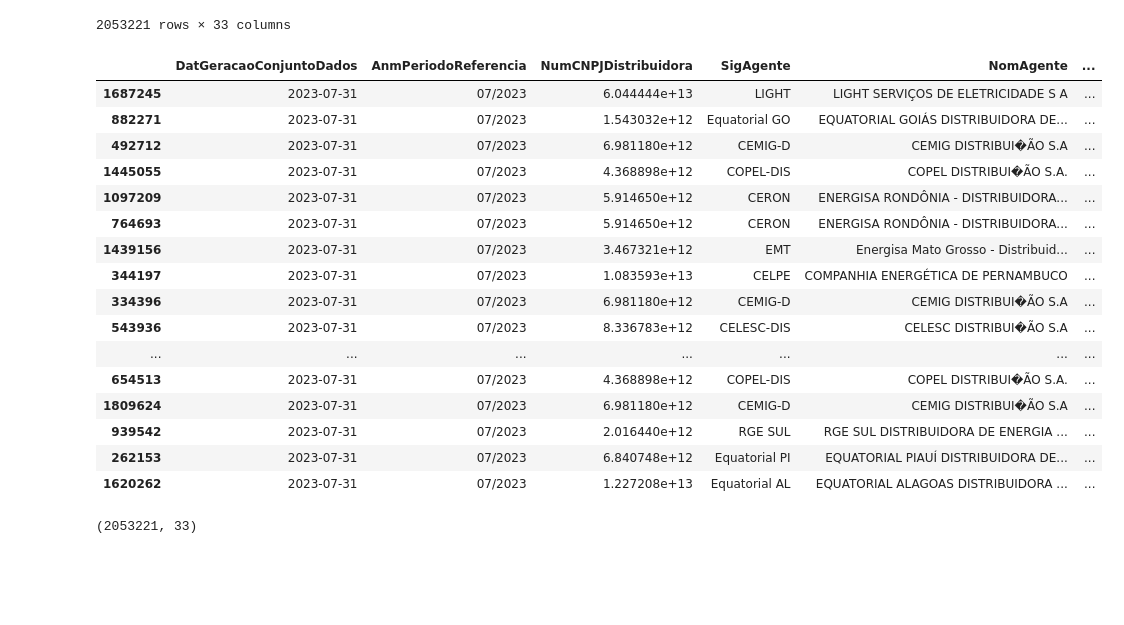
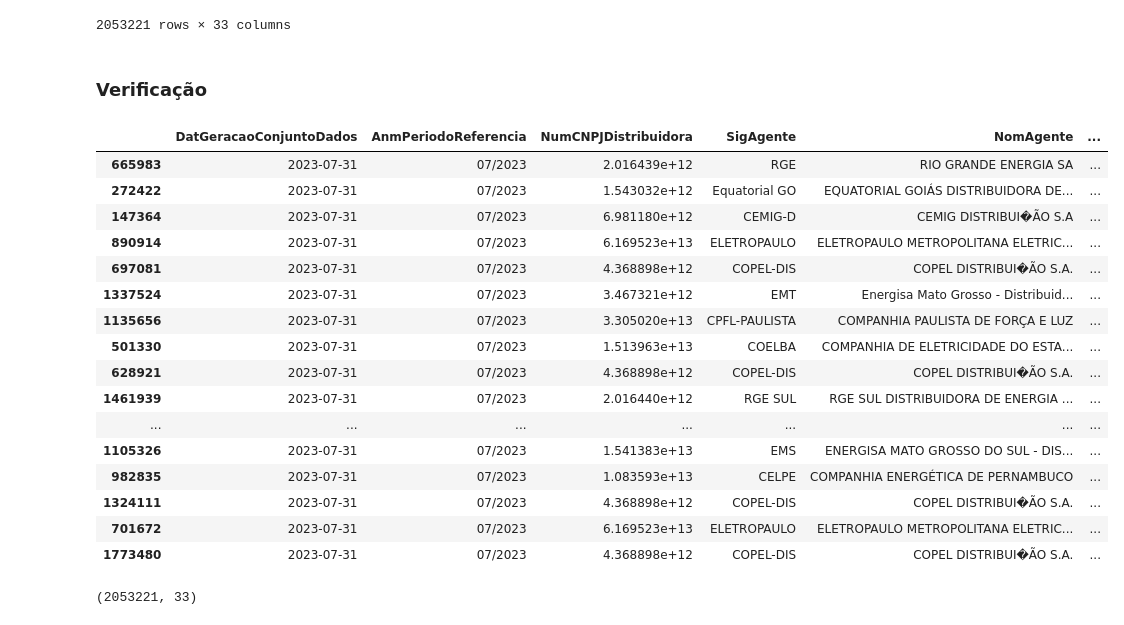
Before and after one commit to squadOito/soulcodead2, a Jupyter notebook: notebooks/notebook_geracao_distribuida_bruto.ipynb, the cells around one changed output. Cells and saved outputs as stored; diff of their text form; code cells hidden in the pictures; blank space fills up the shorter version.

```diff
--- a/notebooks/notebook_geracao_distribuida_bruto.ipynb
+++ b/notebooks/notebook_geracao_distribuida_bruto.ipynb
@@ -119,27 +119,30 @@ display(df)
 | 2053219 | 2023-07-31 | 07/2023 | 7.047251e+12 | ENEL CE | COMPANHIA ENERGÉTICA DO CEARÁ | ... |
 | 2053220 | 2023-07-31 | 07/2023 | 6.840748e+12 | Equatorial PI | EQUATORIAL PIAUÍ DISTRIBUIDORA DE... | ... |
 2053221 rows × 33 columns
+# %% [markdown]
+### Verificação
 # %%
 # Visualização de forma aleatoria
-df.sample(20)
+view= df.sample(20)
+view
 # %% [output]
 |  | DatGeracaoConjuntoDados | AnmPeriodoReferencia | NumCNPJDistribuidora | SigAgente | NomAgente | ... |
-| 1687245 | 2023-07-31 | 07/2023 | 6.044444e+13 | LIGHT | LIGHT SERVIÇOS DE ELETRICIDADE S A | ... |
-| 882271 | 2023-07-31 | 07/2023 | 1.543032e+12 | Equatorial GO | EQUATORIAL GOIÁS DISTRIBUIDORA DE... | ... |
-| 492712 | 2023-07-31 | 07/2023 | 6.981180e+12 | CEMIG-D | CEMIG DISTRIBUI�ÃO S.A | ... |
-| 1445055 | 2023-07-31 | 07/2023 | 4.368898e+12 | COPEL-DIS | COPEL DISTRIBUI�ÃO S.A. | ... |
-| 1097209 | 2023-07-31 | 07/2023 | 5.914650e+12 | CERON | ENERGISA RONDÔNIA - DISTRIBUIDORA... | ... |
-| 764693 | 2023-07-31 | 07/2023 | 5.914650e+12 | CERON | ENERGISA RONDÔNIA - DISTRIBUIDORA... | ... |
-| 1439156 | 2023-07-31 | 07/2023 | 3.467321e+12 | EMT | Energisa Mato Grosso - Distribuid... | ... |
-| 344197 | 2023-07-31 | 07/2023 | 1.083593e+13 | CELPE | COMPANHIA ENERGÉTICA DE PERNAMBUCO | ... |
-| 334396 | 2023-07-31 | 07/2023 | 6.981180e+12 | CEMIG-D | CEMIG DISTRIBUI�ÃO S.A | ... |
-| 543936 | 2023-07-31 | 07/2023 | 8.336783e+12 | CELESC-DIS | CELESC DISTRIBUI�ÃO S.A | ... |
+| 665983 | 2023-07-31 | 07/2023 | 2.016439e+12 | RGE | RIO GRANDE ENERGIA SA | ... |
+| 272422 | 2023-07-31 | 07/2023 | 1.543032e+12 | Equatorial GO | EQUATORIAL GOIÁS DISTRIBUIDORA DE... | ... |
+| 147364 | 2023-07-31 | 07/2023 | 6.981180e+12 | CEMIG-D | CEMIG DISTRIBUI�ÃO S.A | ... |
+| 890914 | 2023-07-31 | 07/2023 | 6.169523e+13 | ELETROPAULO | ELETROPAULO METROPOLITANA ELETRIC... | ... |
+| 697081 | 2023-07-31 | 07/2023 | 4.368898e+12 | COPEL-DIS | COPEL DISTRIBUI�ÃO S.A. | ... |
+| 1337524 | 2023-07-31 | 07/2023 | 3.467321e+12 | EMT | Energisa Mato Grosso - Distribuid... | ... |
+| 1135656 | 2023-07-31 | 07/2023 | 3.305020e+13 | CPFL-PAULISTA | COMPANHIA PAULISTA DE FORÇA E LUZ | ... |
+| 501330 | 2023-07-31 | 07/2023 | 1.513963e+13 | COELBA | COMPANHIA DE ELETRICIDADE DO ESTA... | ... |
+| 628921 | 2023-07-31 | 07/2023 | 4.368898e+12 | COPEL-DIS | COPEL DISTRIBUI�ÃO S.A. | ... |
+| 1461939 | 2023-07-31 | 07/2023 | 2.016440e+12 | RGE SUL | RGE SUL DISTRIBUIDORA DE ENERGIA ... | ... |
 | ... | ... | ... | ... | ... | ... | ... |
-| 654513 | 2023-07-31 | 07/2023 | 4.368898e+12 | COPEL-DIS | COPEL DISTRIBUI�ÃO S.A. | ... |
-| 1809624 | 2023-07-31 | 07/2023 | 6.981180e+12 | CEMIG-D | CEMIG DISTRIBUI�ÃO S.A | ... |
-| 939542 | 2023-07-31 | 07/2023 | 2.016440e+12 | RGE SUL | RGE SUL DISTRIBUIDORA DE ENERGIA ... | ... |
-| 262153 | 2023-07-31 | 07/2023 | 6.840748e+12 | Equatorial PI | EQUATORIAL PIAUÍ DISTRIBUIDORA DE... | ... |
-| 1620262 | 2023-07-31 | 07/2023 | 1.227208e+13 | Equatorial AL | EQUATORIAL ALAGOAS DISTRIBUIDORA ... | ... |
+| 1105326 | 2023-07-31 | 07/2023 | 1.541383e+13 | EMS | ENERGISA MATO GROSSO DO SUL - DIS... | ... |
+| 982835 | 2023-07-31 | 07/2023 | 1.083593e+13 | CELPE | COMPANHIA ENERGÉTICA DE PERNAMBUCO | ... |
+| 1324111 | 2023-07-31 | 07/2023 | 4.368898e+12 | COPEL-DIS | COPEL DISTRIBUI�ÃO S.A. | ... |
+| 701672 | 2023-07-31 | 07/2023 | 6.169523e+13 | ELETROPAULO | ELETROPAULO METROPOLITANA ELETRIC... | ... |
+| 1773480 | 2023-07-31 | 07/2023 | 4.368898e+12 | COPEL-DIS | COPEL DISTRIBUI�ÃO S.A. | ... |
 # %%
 # Tamanho total de (linhas , colunas)
 df.shape
```
Also changed, not shown: parts of 17 cells of this notebook.
